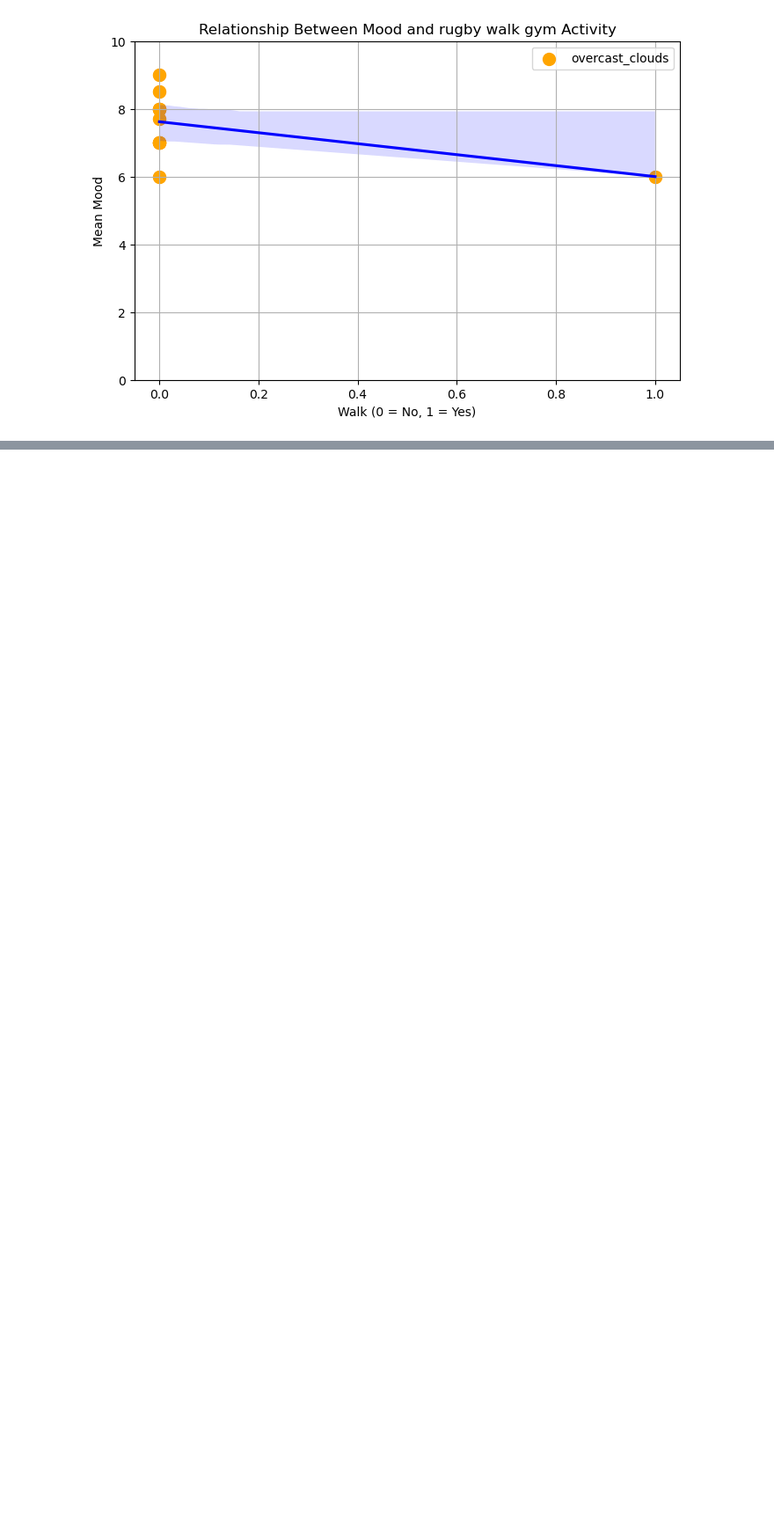
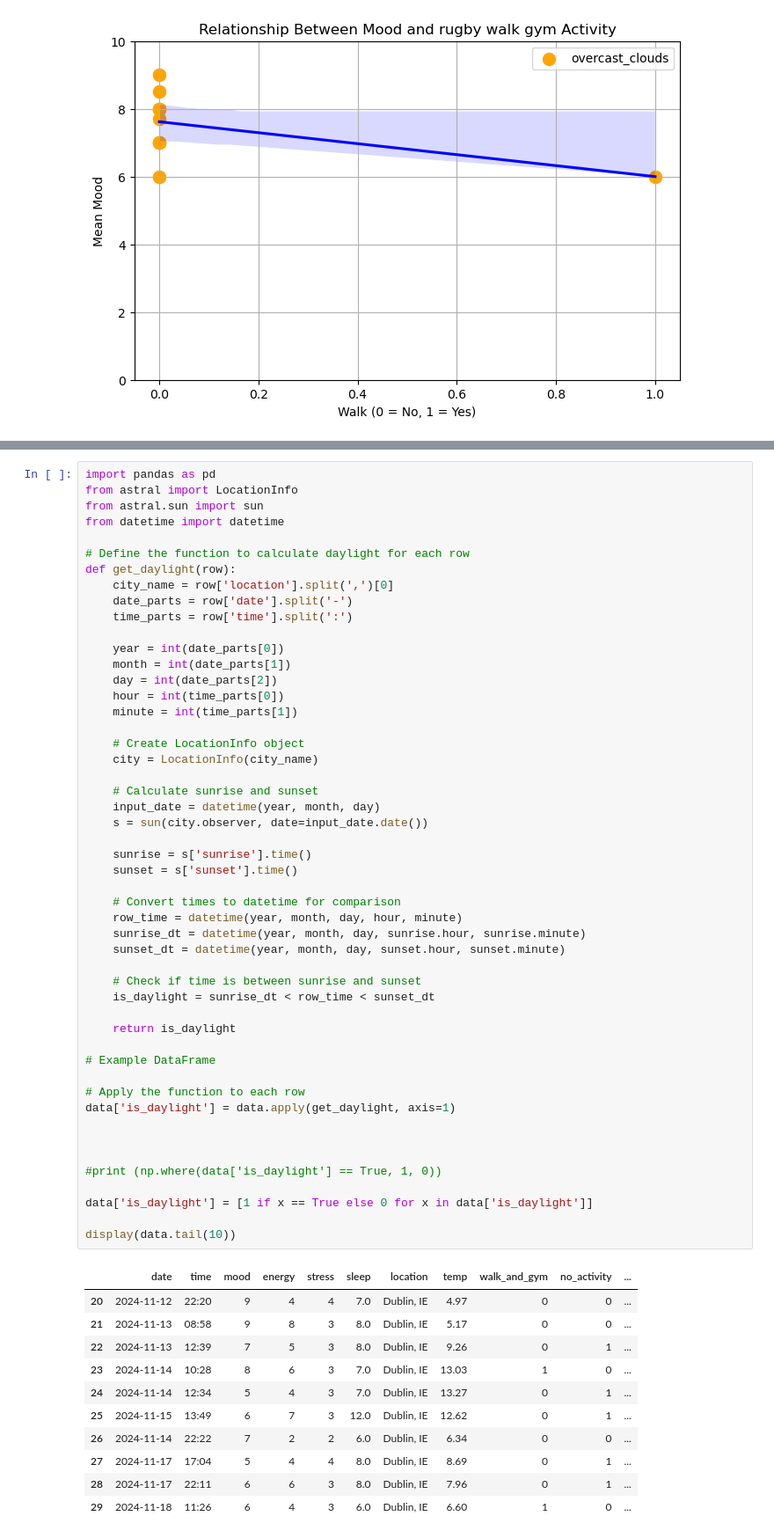
Before and after one commit to KofiBartonByfield/The-Daily-Data-Project, a Jupyter notebook: Data Inspection.ipynb, the cells around one changed output, grey strips where cells are left out. Shown at 88% size. Drawn from its saved outputs; the diff is of its cells as text; blank space fills up the shorter version.

```diff
--- a/Data Inspection.ipynb
+++ b/Data Inspection.ipynb
@@ -293,0 +351,62 @@ plt.show()
+# %%
+import pandas as pd
+from astral import LocationInfo
+from astral.sun import sun
+from datetime import datetime
+
+# Define the function to calculate daylight for each row
+def get_daylight(row):
+    city_name = row['location'].split(',')[0]
+    date_parts = row['date'].split('-')
+    time_parts = row['time'].split(':')
+
+    year = int(date_parts[0])
+    month = int(date_parts[1])
+    day = int(date_parts[2])
+    hour = int(time_parts[0])
+    minute = int(time_parts[1])
+
+    # Create LocationInfo object
+    city = LocationInfo(city_name)
+
+    # Calculate sunrise and sunset
+    input_date = datetime(year, month, day)
+    s = sun(city.observer, date=input_date.date())
+
+    sunrise = s['sunrise'].time()
+    sunset = s['sunset'].time()
+
+    # Convert times to datetime for comparison
+    row_time = datetime(year, month, day, hour, minute)
+    sunrise_dt = datetime(year, month, day, sunrise.hour, sunrise.minute)
+    sunset_dt = datetime(year, month, day, sunset.hour, sunset.minute)
+
+    # Check if time is between sunrise and sunset
+    is_daylight = sunrise_dt < row_time < sunset_dt
+
+    return is_daylight
+
+# Example DataFrame
+
+# Apply the function to each row
+data['is_daylight'] = data.apply(get_daylight, axis=1)
+
+
+
+#print (np.where(data['is_daylight'] == True, 1, 0))
+
+data['is_daylight'] = [1 if x == True else 0 for x in data['is_daylight']]
+
+display(data.tail(10))
+# %% [output]
+|  | date | time | mood | energy | stress | sleep | location | temp | walk_and_gym | no_activity | ... |
+| 20 | 2024-11-12 | 22:20 | 9 | 4 | 4 | 7.0 | Dublin, IE | 4.97 | 0 | 0 | ... |
+| 21 | 2024-11-13 | 08:58 | 9 | 8 | 3 | 8.0 | Dublin, IE | 5.17 | 0 | 0 | ... |
+| 22 | 2024-11-13 | 12:39 | 7 | 5 | 3 | 8.0 | Dublin, IE | 9.26 | 0 | 1 | ... |
+| 23 | 2024-11-14 | 10:28 | 8 | 6 | 3 | 7.0 | Dublin, IE | 13.03 | 1 | 0 | ... |
+| 24 | 2024-11-14 | 12:34 | 5 | 4 | 3 | 7.0 | Dublin, IE | 13.27 | 0 | 1 | ... |
+| 25 | 2024-11-15 | 13:49 | 6 | 7 | 3 | 12.0 | Dublin, IE | 12.62 | 0 | 1 | ... |
+| 26 | 2024-11-14 | 22:22 | 7 | 2 | 2 | 6.0 | Dublin, IE | 6.34 | 0 | 0 | ... |
+| 27 | 2024-11-17 | 17:04 | 5 | 4 | 4 | 8.0 | Dublin, IE | 8.69 | 0 | 1 | ... |
+| 28 | 2024-11-17 | 22:11 | 6 | 6 | 3 | 8.0 | Dublin, IE | 7.96 | 0 | 1 | ... |
+| 29 | 2024-11-18 | 11:26 | 6 | 4 | 3 | 6.0 | Dublin, IE | 6.60 | 1 | 0 | ... |
```
Also changed, not shown: parts of 7 cells of this notebook.
